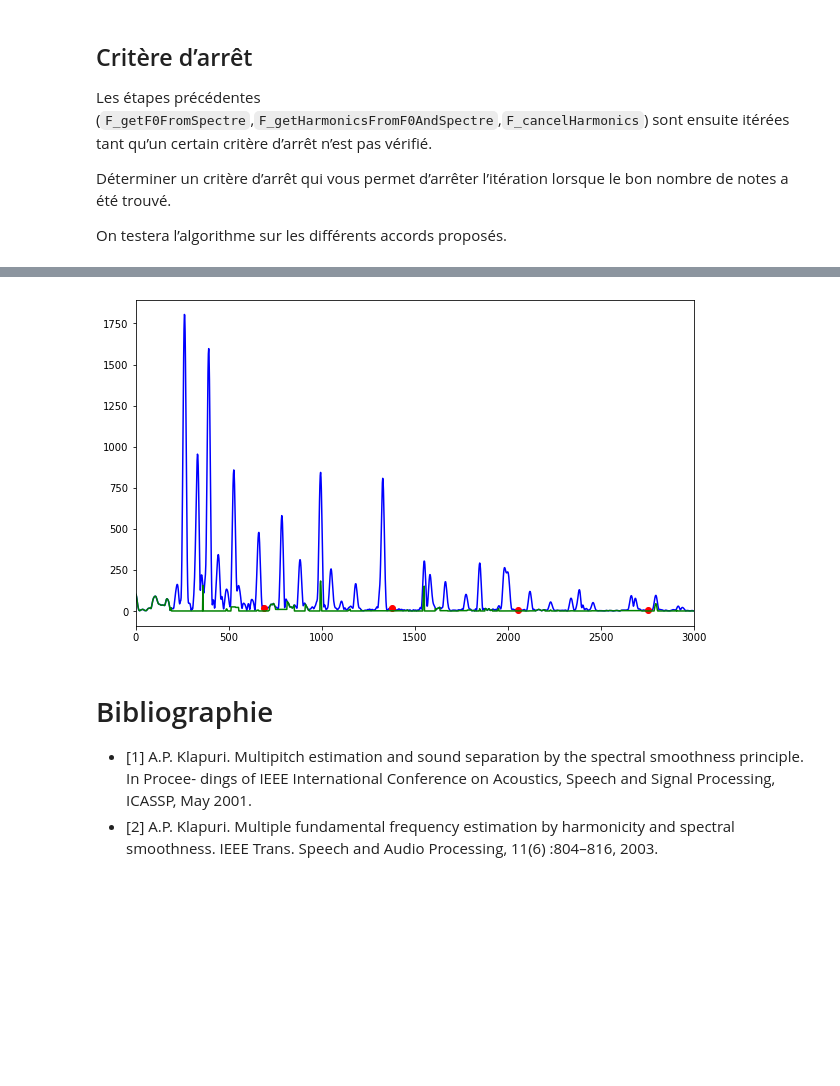
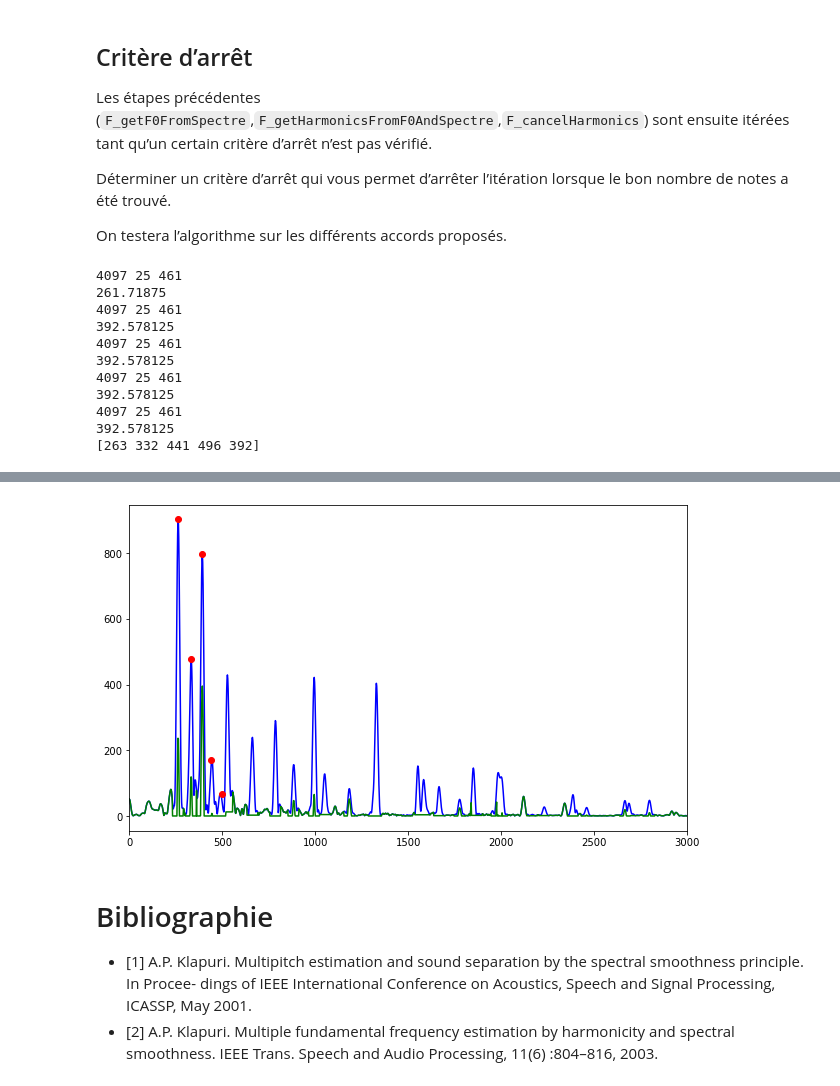
Before and after one commit to piptouque/atiam_tp_signal, a Jupyter notebook: tp_multihauteur/source/tp_multihauteur.ipynb, the cells around one changed output, grey strips where cells are left out. Cells and saved outputs as stored; diff of their text form; code cells hidden in the pictures; blank space fills up the shorter version.

```diff
--- a/tp_multihauteur/source/tp_multihauteur.ipynb
+++ b/tp_multihauteur/source/tp_multihauteur.ipynb
@@ -134,7 +134,7 @@ def F_getSpectreFromAudio(x, l_n, n_fft, sr_hz):
     ### START CODE HERE ###
     # Pour normaliser : la somme des échantillons de la fenêtre * 0.5
     w = sig.windows.hamming(l_n)
-    x_w = x[:l_n] * w / np.sum(w)
+    x_w = x[:l_n] * w / (2 * np.sum(w))
     amps_ft = np.abs(np.fft.rfft(x_w, n=n_fft))
     fs_hz = np.fft.rfftfreq(n=n_fft) * sr_hz
     ### END CODE HERE ###
@@ -371,22 +376,22 @@ def F_cancelHarmonics(fs_hz, amps_ft, fs_h_k, amps_h, l_sec, n_fft, sr_hz):
     c_w = 2.0 # === for a hanning window
     b_w_hz = c_w/(l_sec) # === this is the width at -3dB of the main lobe
     b_w_hz = 3*b_w_hz # === we extend it a bit since we want more than "at -3 dB"
-    b_w_k = np.int(b_w_hz/sr_hz*n_fft)
+    b_w_k = int(b_w_hz/sr_hz*n_fft)
     b_w_k = b_w_k + b_w_k % 2
     #
     a_k = fs_h_k - b_w_k//2
     b_k = fs_h_k + b_w_k//2
     #
-    amps_hat_abs = np.array([np.mean([amps_h[max(0, h-1):min(h+1, amps_h.shape[0])]]) for h in np.arange(amps_h.shape[0])])
+    amps_hat = np.array([np.mean([amps_h[max(0, h-1):h+2]]) for h in np.arange(amps_h.shape[0])])
 
-    amps_ft_corr = np.abs(amps_ft.copy())
+    amps_ft_corr = amps_ft.copy()
     with np.nditer([a_k, b_k], flags=['f_index']) as it:
         for (a, b) in it:
             h = it.index
-            is_sup = np.abs(amps_ft[fs_h_k[h]]) >= amps_hat_abs[h]
-            corr_var = np.maximum(0, amps_ft_corr[a:b] - amps_hat_abs[h])
-            corr_min = np.amin(np.abs(amps_ft[a:b]))
-            amps_ft_corr[a:b] = corr_var if is_sup else corr_min
+            is_sup = amps_ft[fs_h_k[h]] >= amps_hat[h]
+            corr_liss = np.maximum(0, amps_ft_corr[a:b] - amps_hat[h])
+            corr_min = np.amin(amps_ft[a:b])
+            amps_ft_corr[a:b] = corr_liss if is_sup else corr_min
     return amps_ft_corr
 
 amps_ft_corr = F_cancelHarmonics(fs_hz, amps_ft, fs_h_k, amps_h, l_sec, n_fft, sr_hz)
@@ -421,61 +425,75 @@ def synth(fs: np.ndarray, amps: np.ndarray, ts: np.ndarray) -> np.ndarray:
         s_i = amps[ep_ids] * np.sin(2 * np.pi * fs[ep_ids] * ts[t_ids])
         return np.sum(s_i, axis=1)
 
-def detect_pitch_multi(x: np.ndarray, sr_hz: float) -> Tuple[np.ndarray, np.ndarray]:
+def detect_pitch_multi(x: np.ndarray, sr_hz: float, l_n: int, n_fft: int, f_min_hz: float, f_max_hz: float, h: int, alpha: float, beta: float, thres: float,  max_iter: int = None) -> Tuple[np.ndarray, np.ndarray]:
         #
-        alpha = 10**-2
-        beta = 5*10**-4
-        h = 4
-        l_sec = 0.1
-        l_n = np.int64(l_sec*sr_hz)
-        n_fft = 4 * ut.next_pow2(l_n)
-        f_min_hz = 50
-        f_max_hz = 900
         #
         fs_hz, amps_ft = F_getSpectreFromAudio(x, l_n, n_fft, sr_hz)
-        pred_func = lambda amps_ft_init, thresh: lambda amps_ft: np.amax(amps_ft)/np.amax(amps_ft_init) >= thresh
-        thres = 0.1
-        pred = pred_func(amps_ft, thres)
+        amp_max_init = np.amax(amps_ft)
+        pred = lambda amps_ft: np.amax(amps_ft)/amp_max_init >= thres
         amps_ft_corr = amps_ft.copy()
         f_0_hz_l = []
         amps_ft_l = []
         i = 0
-        while pred(amps_ft_corr) and i < 10:
+        while pred(amps_ft_corr) and (max_iter is None or i < max_iter):
                 fs_p_hz, p, f_0_hz = F_getF0FromSpectre(fs_hz, amps_ft_corr, h, f_min_hz, f_max_hz, n_fft, sr_hz)
                 # add this f_0 to the list
                 fs_h_k, amps_h = F_getHarmonicsFromF0AndSpectre(fs_hz, amps_ft_corr, f_0_hz, n_fft, sr_hz, alpha, beta)
                 f_0_hz_l.append(f_0_hz)
                 amps_ft_l.append(amps_ft_corr[fs_h_k[0]])
                 amps_ft_corr = F_cancelHarmonics(fs_hz, amps_ft_corr, fs_h_k, amps_h, l_sec, n_fft, sr_hz)
                 i += 1
-        f_0_hz_v = np.array(f_0_hz_l)
+        f_0_hz_v = np.array(f_0_hz_l, dtype=np.int64)
         amps_ft_v = np.array(amps_ft_l)
-        return f_0_hz_v, amps_ft_v
+        return f_0_hz_v, amps_ft_v, amps_ft_corr
 # sr_hz, x = audio_data['piano']['A4']
-# sr_hz, x = audio_data['duo']['A3A4A5']
-# sr_hz, x = audio_data['piano']['A3C4E4G4']
-sr_hz, x = audio_data['trio']['Accord']
+# sr_hz, x = audio_data['duo']['A3A4A5']
+sr_hz, x = audio_data['piano']['A3C4E4G4']
+# sr_hz, x = audio_data['trio']['Accord']
+fs_hz, amps_ft = F_getSpectreFromAudio(x, l_n, n_fft, sr_hz)
 
+l_sec = 0.1
+l_n = np.int64(l_sec*sr_hz)
+n_fft = 4 * ut.next_pow2(l_n)
+h = 2
+f_min_hz = 50
+f_max_hz = 900
+alpha = 10**-2
+beta = 10**-3
+thres = 0.85
+max_iter = None
+f_0_hz_v, amps_ft_v, amps_ft_corr = detect_pitch_multi(x, sr_hz, l_n, n_fft, f_min_hz, f_max_hz, h, alpha, beta, thres=thres, max_iter=max_iter)
+print(f_0_hz_v)
 #
 # +++++++++++++++++++++++++++++++
 plt.figure(figsize=(10,6))
 plt.plot(fs_hz, amps_ft, 'b-')
-plt.plot(fs_hz[fs_h_k], amps_h, 'ro')
-# plt.plot(fs_hz[fs_h_k], harmoAmplSmooth_v, 'g+')
 plt.plot(fs_hz, amps_ft_corr, 'g-')
+plt.plot(f_0_hz_v, amps_ft_v, 'ro')
 plt.xlim((0,3000))
 # +++++++++++++++++++++++++++++++
 
 l_synth_s = 3
 ts = np.arange(0, l_synth_s, 1/sr_hz)
 x_tilde = synth(f_0_hz_v, amps_ft_v, ts)
 
 # ipd.Audio(x, rate=sr_hz)
 ipd.Audio(x_tilde, rate=sr_hz)
 # +++++++++++++++++++++++++++++++
 # %% [output]
+4097 25 461
+261.71875
+4097 25 461
+392.578125
+4097 25 461
+392.578125
+4097 25 461
+392.578125
+4097 25 461
+392.578125
+[263 332 441 496 392]
 [interactive output not drawn]
-[figure, old version]
+[figure, new version]
 # %% [markdown]
 # Bibliographie
 
```
Also changed, not shown: parts of 4 cells of this notebook, 3 other files.
